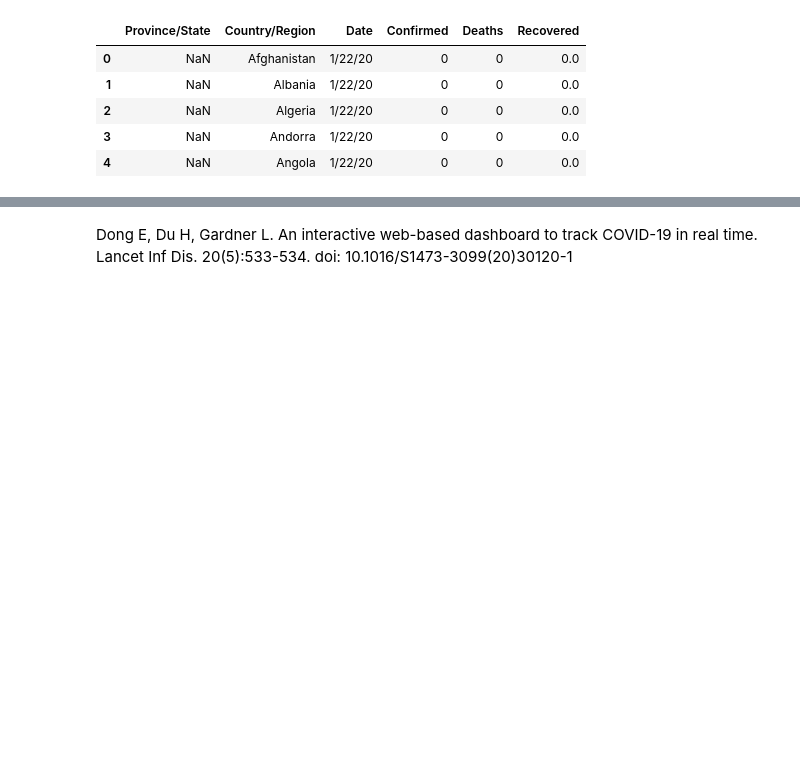
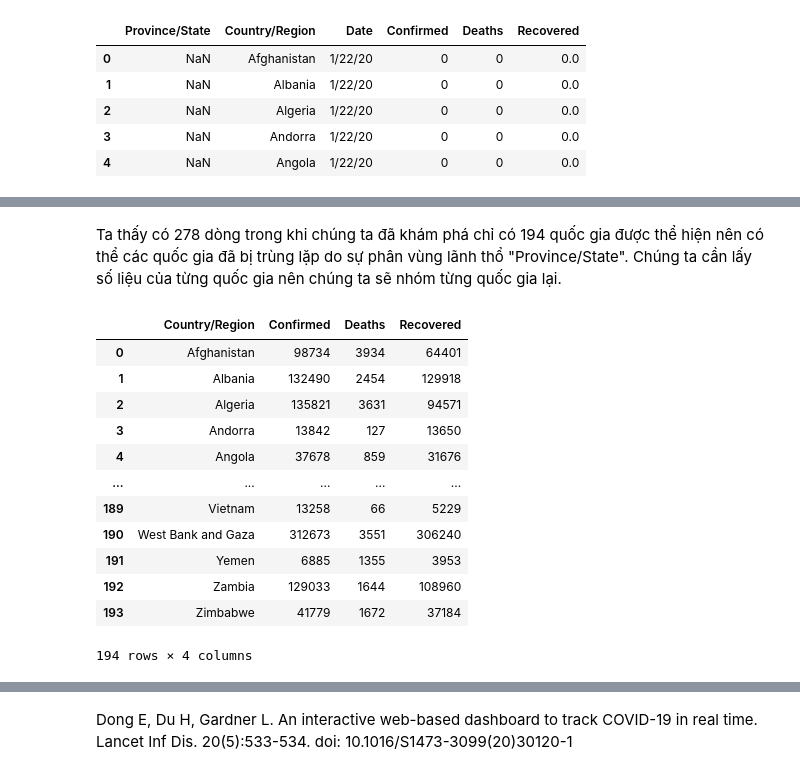
Before and after one commit to LT-cho-KHDL/Final-lab-p4ds, a Jupyter notebook: Final.ipynb, the cells around one changed output, grey strips where cells are left out. Cells and saved outputs as stored; diff of their text form; code cells hidden in the pictures; blank space fills up the shorter version.

```diff
--- a/Final.ipynb
+++ b/Final.ipynb
@@ -125,0 +201,19 @@ cate_col_profiles_df
+# %% [markdown]
+Ta thấy có 278 dòng trong khi chúng ta đã khám phá chỉ có 194 quốc gia được thể hiện nên có thể các quốc gia đã bị trùng lặp do sự phân vùng lãnh thổ "Province/State". Chúng ta cần lấy số liệu của từng quốc gia nên chúng ta sẽ nhóm từng quốc gia lại.
+# %%
+country_df = country_df.groupby('Country/Region')[['Confirmed', 'Deaths','Recovered']].sum().reset_index()
+country_df
+# %% [output]
+|  | Country/Region | Confirmed | Deaths | Recovered |
+| 0 | Afghanistan | 98734 | 3934 | 64401 |
+| 1 | Albania | 132490 | 2454 | 129918 |
+| 2 | Algeria | 135821 | 3631 | 94571 |
+| 3 | Andorra | 13842 | 127 | 13650 |
+| 4 | Angola | 37678 | 859 | 31676 |
+| ... | ... | ... | ... | ... |
+| 189 | Vietnam | 13258 | 66 | 5229 |
+| 190 | West Bank and Gaza | 312673 | 3551 | 306240 |
+| 191 | Yemen | 6885 | 1355 | 3953 |
+| 192 | Zambia | 129033 | 1644 | 108960 |
+| 193 | Zimbabwe | 41779 | 1672 | 37184 |
+194 rows × 4 columns
```
Also changed, not shown: parts of 43 cells of this notebook.
